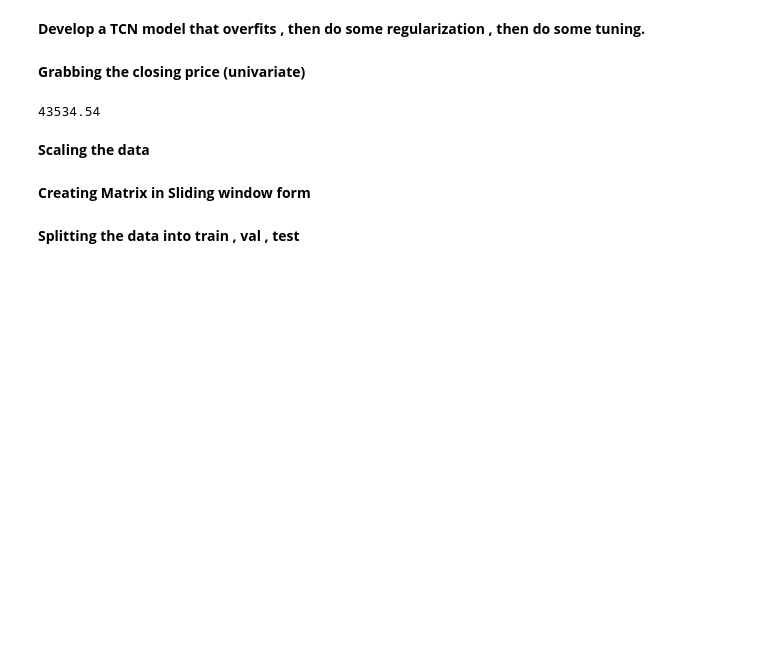
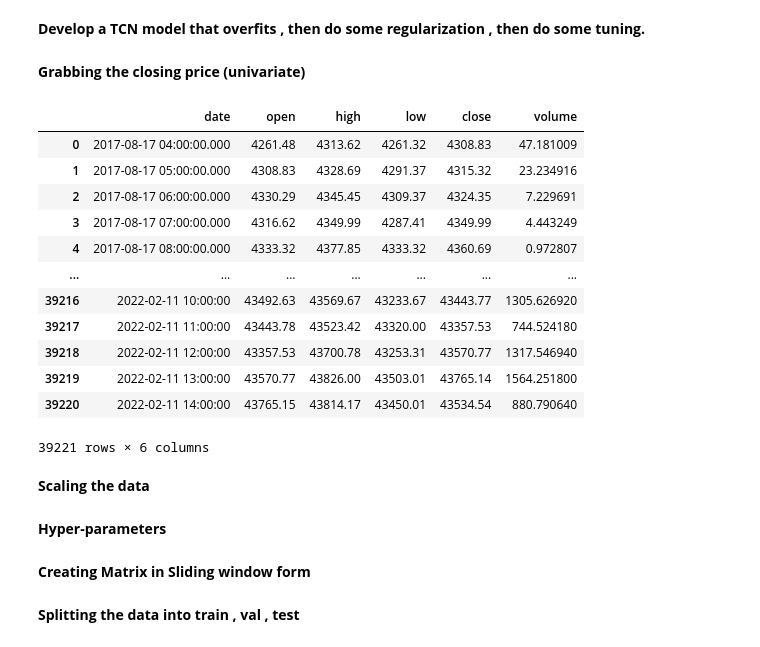
Before and after one commit to JackpotDesigns/PythonCryptoPrediction, a Jupyter notebook: FYP-code/TCN/TCN - Overfit Base.ipynb, the cells around one changed output. Cells and saved outputs as stored; diff of their text form; code cells hidden in the pictures; blank space fills up the shorter version.

```diff
--- a/FYP-code/TCN/TCN - Overfit Base.ipynb
+++ b/FYP-code/TCN/TCN - Overfit Base.ipynb
@@ -26,12 +26,23 @@ df_btc = pd.read_csv("BTC_1h_data.csv")
 # %% [markdown]
 <Strong> Grabbing the closing price (univariate) </Strong>
 # %%
-# Removing everything but the closing price
 btc_data = df_btc.values[:, 4 ,].astype(float)
-
-btc_data[-1]
-# %% [output]
-43534.54
+# %%
+df_btc
+# %% [output]
+|  | date | open | high | low | close | volume |
+| 0 | 2017-08-17 04:00:00.000 | 4261.48 | 4313.62 | 4261.32 | 4308.83 | 47.181009 |
+| 1 | 2017-08-17 05:00:00.000 | 4308.83 | 4328.69 | 4291.37 | 4315.32 | 23.234916 |
+| 2 | 2017-08-17 06:00:00.000 | 4330.29 | 4345.45 | 4309.37 | 4324.35 | 7.229691 |
+| 3 | 2017-08-17 07:00:00.000 | 4316.62 | 4349.99 | 4287.41 | 4349.99 | 4.443249 |
+| 4 | 2017-08-17 08:00:00.000 | 4333.32 | 4377.85 | 4333.32 | 4360.69 | 0.972807 |
+| ... | ... | ... | ... | ... | ... | ... |
+| 39216 | 2022-02-11 10:00:00 | 43492.63 | 43569.67 | 43233.67 | 43443.77 | 1305.626920 |
+| 39217 | 2022-02-11 11:00:00 | 43443.78 | 43523.42 | 43320.00 | 43357.53 | 744.524180 |
+| 39218 | 2022-02-11 12:00:00 | 43357.53 | 43700.78 | 43253.31 | 43570.77 | 1317.546940 |
+| 39219 | 2022-02-11 13:00:00 | 43570.77 | 43826.00 | 43503.01 | 43765.14 | 1564.251800 |
+| 39220 | 2022-02-11 14:00:00 | 43765.15 | 43814.17 | 43450.01 | 43534.54 | 880.790640 |
+39221 rows × 6 columns
 # %% [markdown]
 <Strong> Scaling the data  </Strong>
 # %%
@@ -48,3 +59,5 @@ reshaped_data = btc_data.reshape(-1,1)
 #Just scaling on training data otherwise it would be leakage
 scaler.fit(reshaped_data[:numberTraining])
 scaled_btc = scaler.transform(reshaped_data)
+# %% [markdown]
+<Strong> Hyper-parameters </Strong>
```
Also changed, not shown: parts of 27 cells of this notebook, 16 other files.
